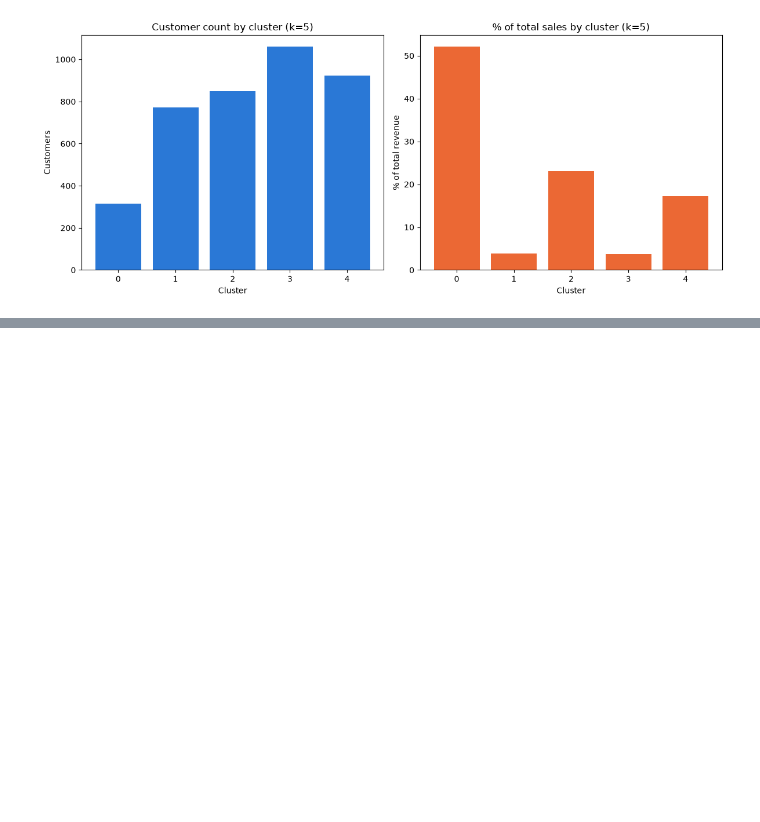
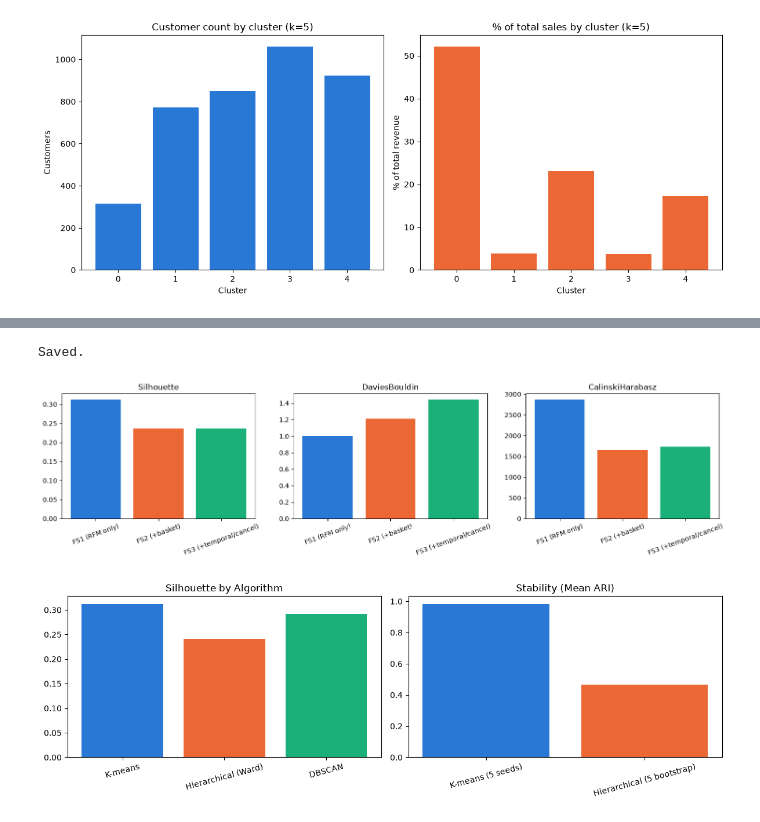
Before and after one commit to swagat017/Data-Mining-Project, a Jupyter notebook: notebooks/rfm_baseline.ipynb, the cells around one changed output, grey strips where cells are left out. Drawn from its saved outputs; the diff is of its cells as text; code cells hidden in the pictures; blank space fills up the shorter version.

Commit message:
prediction part completed along with some other fixes completed in preprocessing. and also the new figures added

```diff
--- a/notebooks/rfm_baseline.ipynb
+++ b/notebooks/rfm_baseline.ipynb
@@ -381,0 +696,41 @@ plt.show()
+# %%
+os.makedirs("../results/tables", exist_ok=True)
+rq1_df.to_csv("../results/tables/rq1_feature_set_clustering_comparison.csv", index=False)
+rq2_df.to_csv("../results/tables/rq2_algorithm_comparison.csv", index=False)
+
+stability_summary = pd.DataFrame({
+    'Algorithm': ['K-means (5 seeds)', 'Hierarchical (5 bootstrap)'],
+    'MeanARI': [np.mean(ari_scores), np.mean(hc_bootstrap_aris)]
+})
+stability_summary.to_csv("../results/tables/rq2_stability_comparison.csv", index=False)
+print("Saved.")
+# %% [output]
+Saved.
+# %%
+import matplotlib.pyplot as plt
+
+# RQ1: feature set comparison bar chart
+fig, axes = plt.subplots(1, 3, figsize=(15,4))
+metrics_to_plot = ['Silhouette', 'DaviesBouldin', 'CalinskiHarabasz']
+for ax, metric in zip(axes, metrics_to_plot):
+    ax.bar(rq1_df['FeatureSet'], rq1_df[metric], color=['#2a78d6','#eb6834','#1baf7a'])
+    ax.set_title(metric)
+    ax.tick_params(axis='x', rotation=20)
+plt.tight_layout()
+plt.savefig("../results/figures/rq1_feature_set_comparison.png", dpi=150, bbox_inches='tight')
+plt.show()
+
+# RQ2: algorithm comparison + stability
+fig, axes = plt.subplots(1, 2, figsize=(12,4))
+axes[0].bar(rq2_df['Algorithm'], rq2_df['Silhouette'], color=['#2a78d6','#eb6834','#1baf7a'])
+axes[0].set_title('Silhouette by Algorithm')
+axes[0].tick_params(axis='x', rotation=15)
+
+axes[1].bar(stability_summary['Algorithm'], stability_summary['MeanARI'], color=['#2a78d6','#eb6834'])
+axes[1].set_title('Stability (Mean ARI)')
+axes[1].tick_params(axis='x', rotation=15)
+plt.tight_layout()
+plt.savefig("../results/figures/rq2_algorithm_stability_comparison.png", dpi=150, bbox_inches='tight')
+# %% [output]
+[figure, added]
+[figure, added]
```
Also changed, not shown: parts of 8 cells of this notebook, 2 other files.
